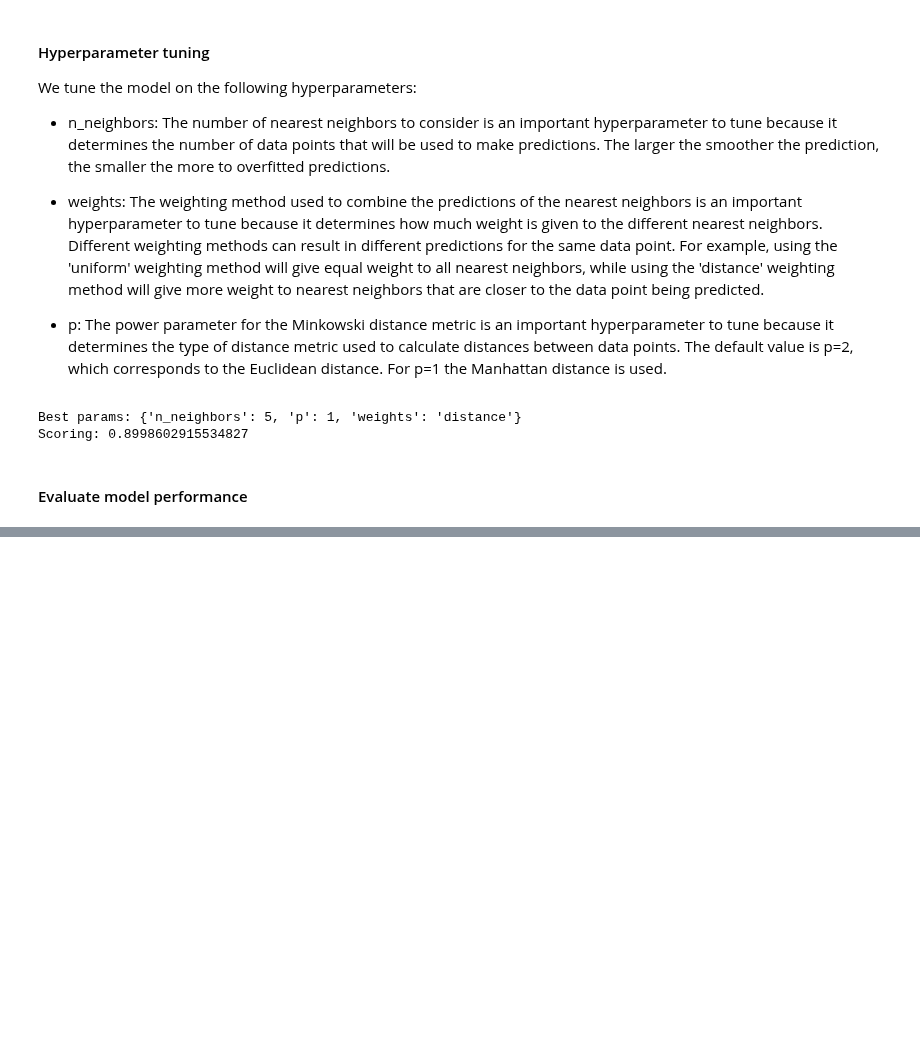
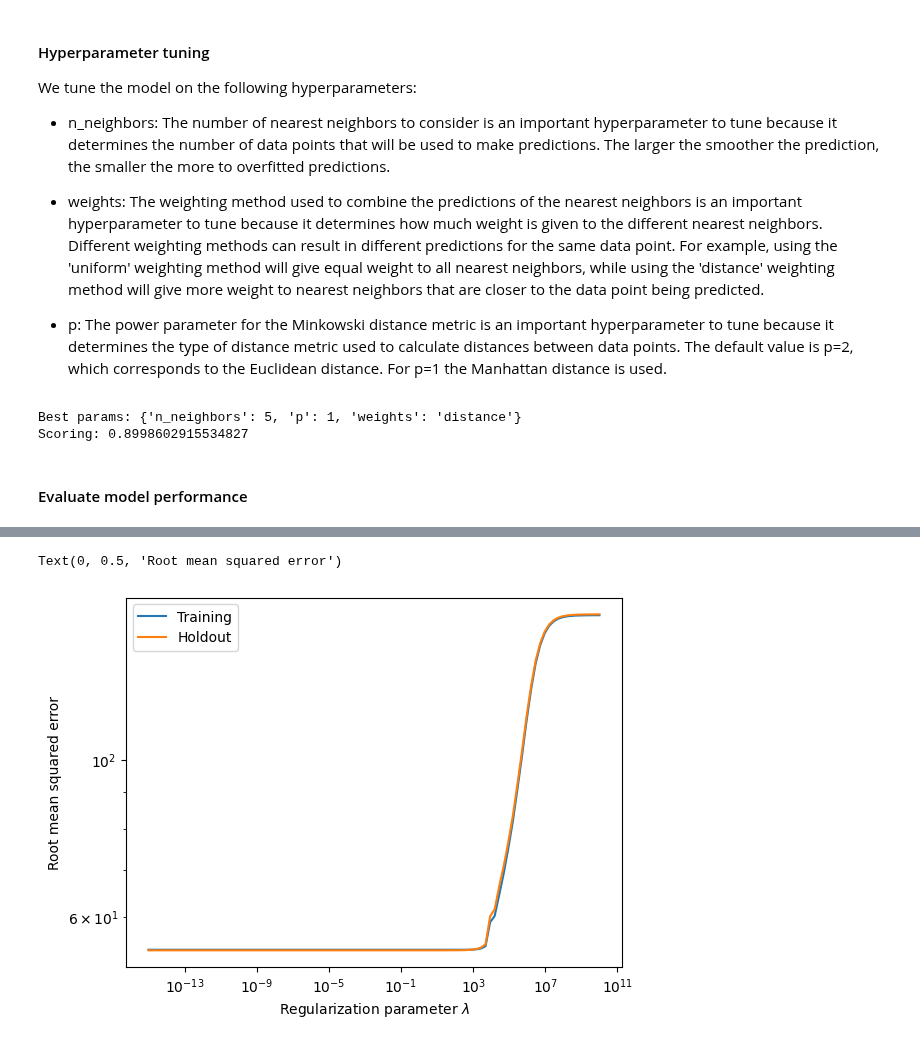
Before and after one commit to RavenRudi/AA_Group16, a Jupyter notebook: demand_forecast.ipynb, the cells around one changed output, grey strips where cells are left out. Cells and saved outputs as stored; diff of their text form; code cells hidden in the pictures; blank space fills up the shorter version.

Commit message:
polynomial_regression added

```diff
--- a/demand_forecast.ipynb
+++ b/demand_forecast.ipynb
@@ -477,0 +486,4 @@ MAE of KNearestNeighbors: 28.533978424901044
+# %%
+# reduce X_train for better computing of optimal degree
+X_scaled_train_reduced = X_scaled_train.drop(['demand_average_w-1', 'min_temp', 'max_temp', 'temp_change', 'precip', ], axis=1)
+X_scaled_train_cv, X_scaled_holdout_cv, y_scaled_train_cv, y_scaled_holdout_cv = train_test_split(X_scaled_train_reduced.values, y_scaled_train, test_size=0.3)
@@ -477,0 +527,23 @@ MAE of KNearestNeighbors: 28.533978424901044
+# %%
+from sklearn.linear_model import Ridge
+lam = np.logspace(-15,10,100)
+training_error_ridge, validation_error_ridge = [],[]
+
+for l in lam:
+    Poly = PolynomialFeatures(degree = 3)
+    X_poly_train = Poly.fit_transform(X_scaled_train_cv)
+    X_poly_holdout = Poly.fit_transform(X_scaled_holdout_cv)
+    model_L2 = Ridge(alpha = l, solver = 'lsqr')
+    model_L2.fit(X_poly_train, y_scaled_train_cv)
+    y_scaled_train_ridge_pred = model_L2.predict(X_poly_train)
+    y_scaled_holdout_ridge_pred = model_L2.predict(X_poly_holdout)
+    training_error_ridge.append(math.sqrt(mean_squared_error(y_scaled_train_cv, y_scaled_train_ridge_pred)))
+    validation_error_ridge.append(math.sqrt(mean_squared_error(y_scaled_holdout_cv, y_scaled_holdout_ridge_pred)))
+
+plt.loglog(lam,training_error_ridge,lam,validation_error_ridge)
+plt.legend(["Training", "Holdout"])
+plt.xlabel("Regularization parameter $\lambda$")
+plt.ylabel("Root mean squared error")
+# %% [output]
+Text(0, 0.5, 'Root mean squared error')
+[figure, added]
```
Also changed, not shown: parts of 18 cells of this notebook, 2 other files.
